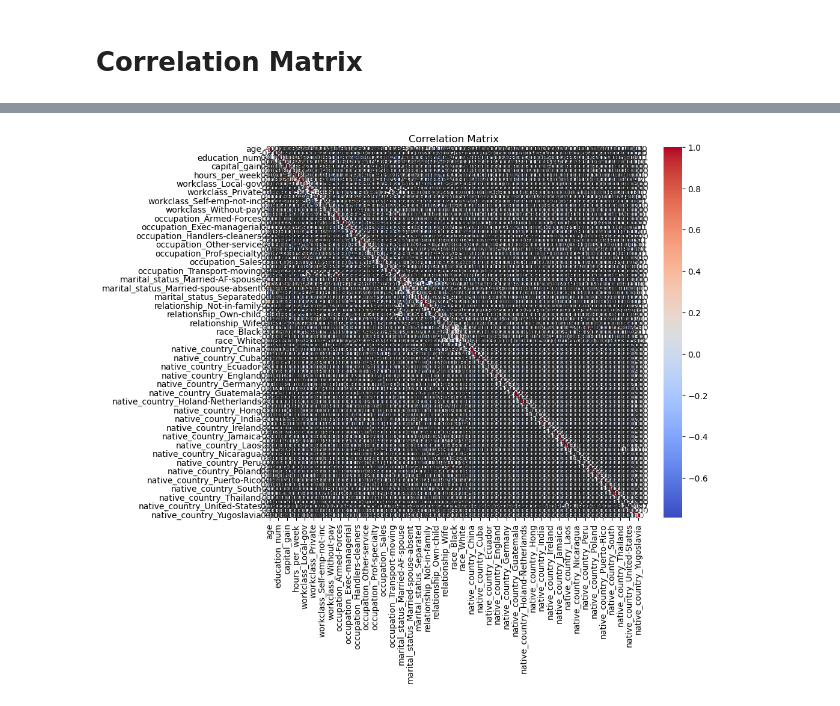
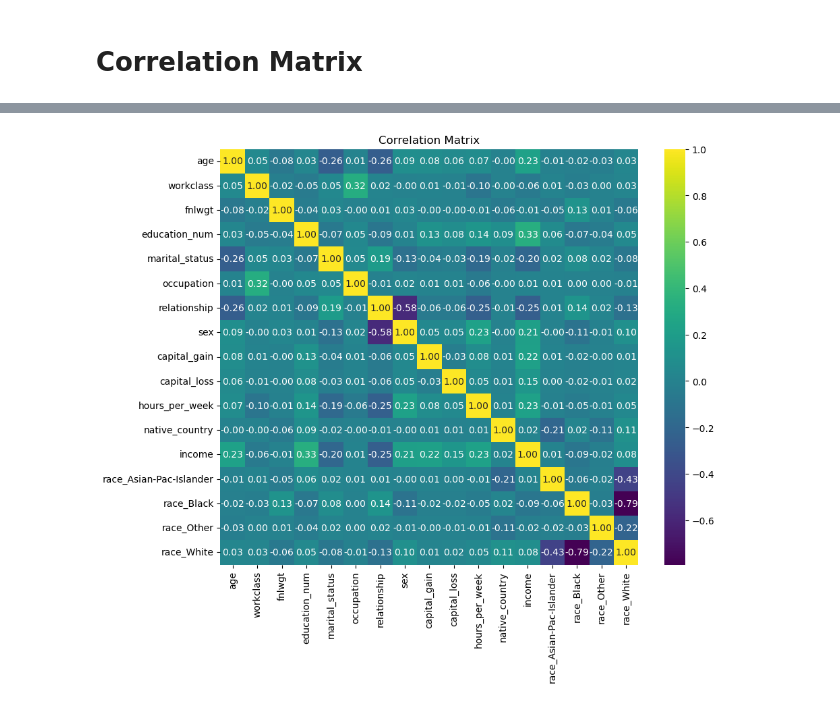
Before and after one commit to shigeokitamura/ds_301_mid_term_project, a Jupyter notebook: Emilio_Classification_Modeling.ipynb, the cells around one changed output, grey strips where cells are left out. Drawn from its saved outputs; the diff is of its cells as text; code cells hidden in the pictures.

```diff
--- a/Emilio_Classification_Modeling.ipynb
+++ b/Emilio_Classification_Modeling.ipynb
@@ -319,13 +327,13 @@ plt.show()
 #df.dtypes
 le = LabelEncoder()
 #df['sex'] = le.fit_transform(df['sex'])
-for col in ['sex', 'income']:
+for col in ['sex', 'income', 'workclass', 'occupation', 'marital_status', 'relationship', 'native_country']:
     df[col] = le.fit_transform(df[col])
 # %% [markdown]
 # One-hot encoding
 ##### Only Workclass/Occupation/Maritial Status/Relationship/Race/Native Country
 # %%
-df = pd.get_dummies(df, columns=['workclass', 'occupation', 'marital_status', 'relationship', 'race', 'native_country'], drop_first=True)
+df = pd.get_dummies(df, columns=['race'], drop_first=True)
 # %%
 df
 # %% [output]
@@ -419,7 +432,7 @@ correlation_matrix
 # %%
 plt.figure(figsize=(10, 8))
-sns.heatmap(correlation_matrix, annot=True, cmap='coolwarm', fmt='.2f', linewidths=0.5)
+sns.heatmap(correlation_matrix, annot=True, cmap='viridis', fmt='.2f')
 plt.title('Correlation Matrix')
 plt.show()
 # %% [output]
-[figure, old version]
+[figure, new version]
```
Also changed, not shown: parts of 73 cells of this notebook.
